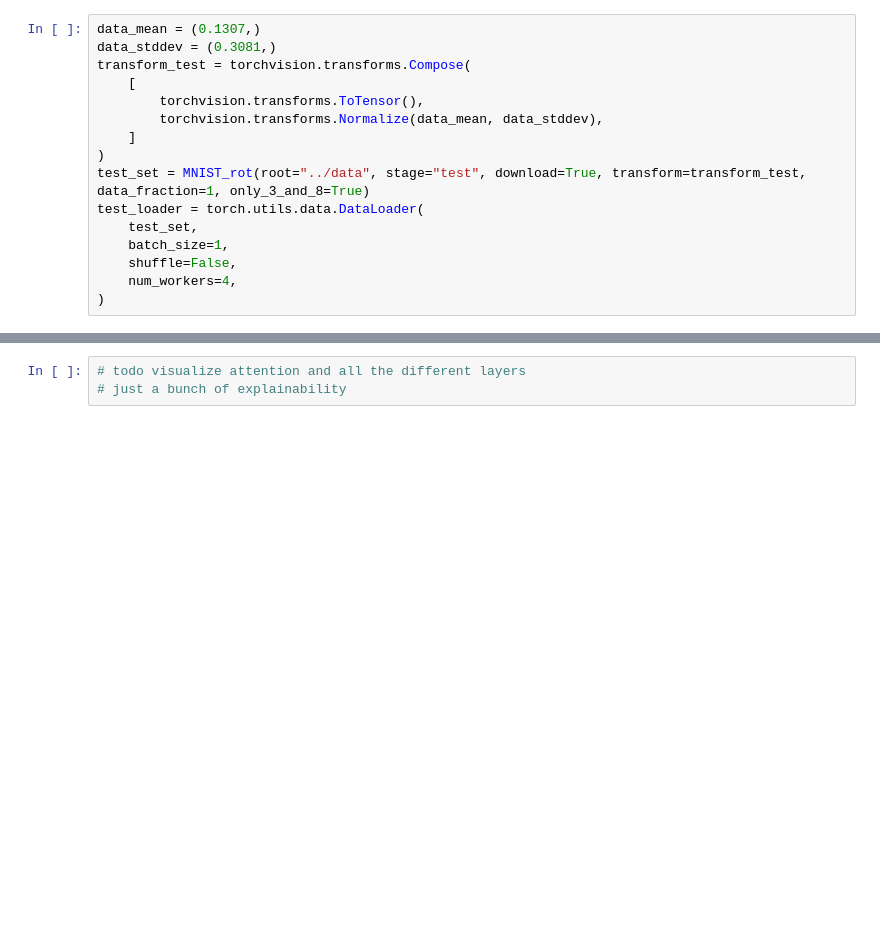
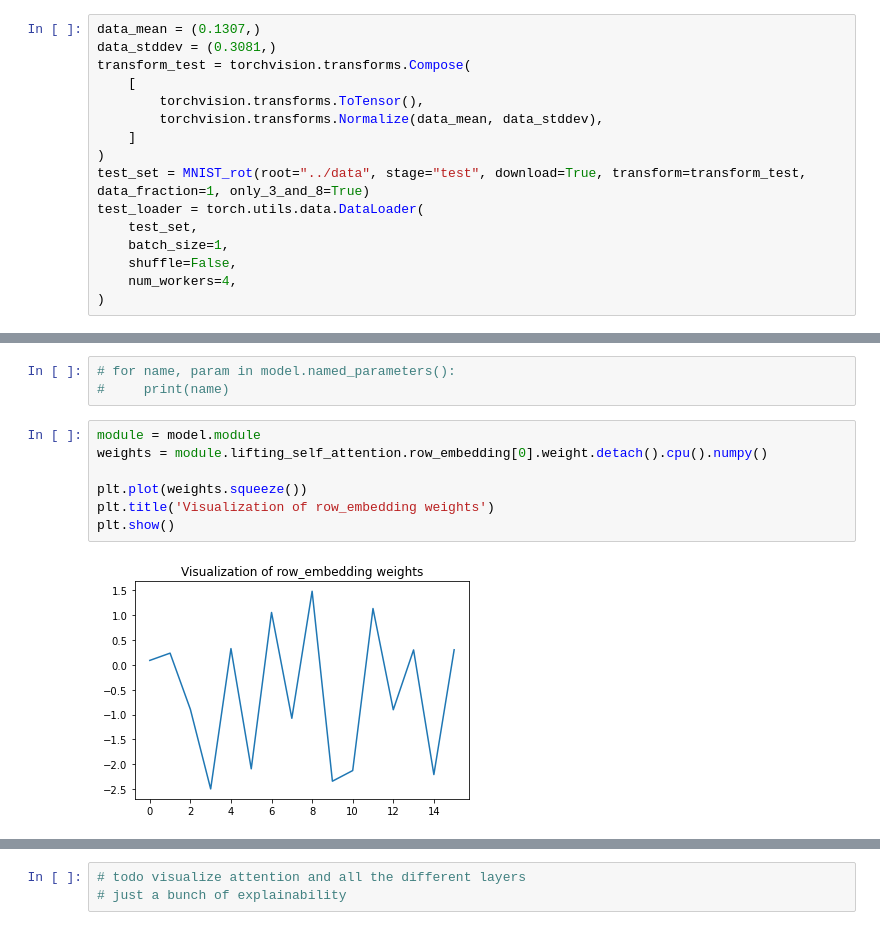
Before and after one commit to WouterBant/GEVit-DL2-Project, a Jupyter notebook: demo/demo_only_3_and_8.ipynb, the cells around one changed output, grey strips where cells are left out. Saved outputs shown, nothing was run; the diff lists cells and outputs as text; blank space fills up the shorter version.

```diff
--- a/demo/demo_only_3_and_8.ipynb
+++ b/demo/demo_only_3_and_8.ipynb
@@ -84,0 +105,12 @@ Target: 3
+# %%
+# for name, param in model.named_parameters():
+#     print(name)
+# %%
+module = model.module
+weights = module.lifting_self_attention.row_embedding[0].weight.detach().cpu().numpy()
+
+plt.plot(weights.squeeze())
+plt.title('Visualization of row_embedding weights')
+plt.show()
+# %% [output]
+[figure, added]
```
Also changed, not shown: parts of 6 cells of this notebook, 2 other files.
